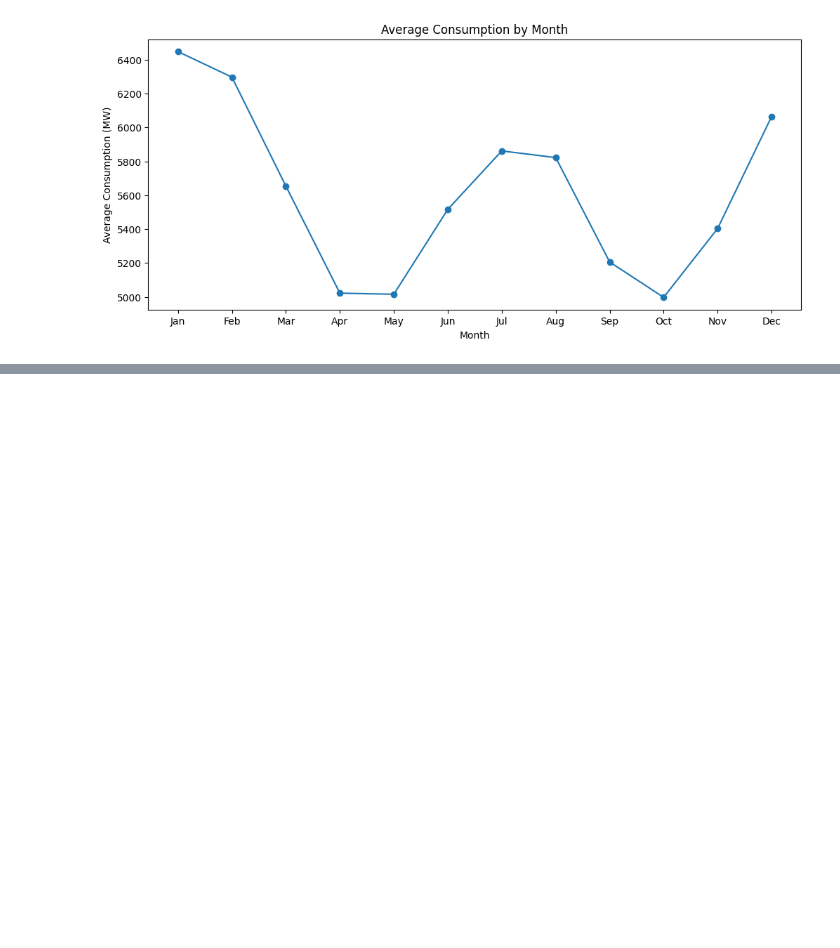
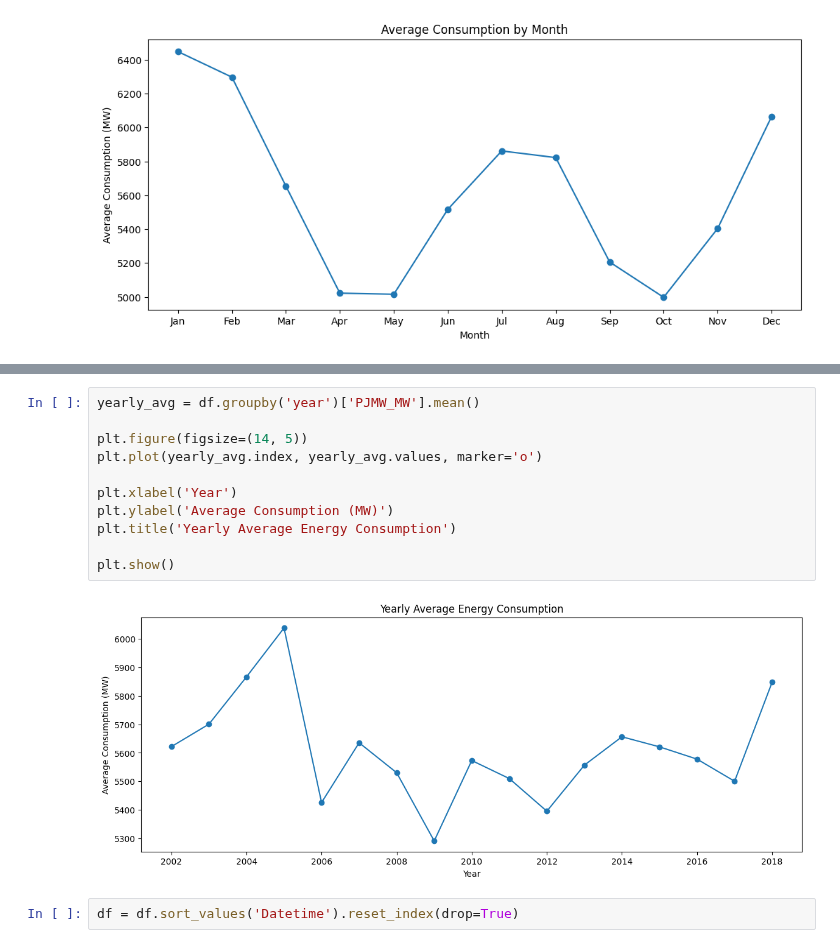
Before and after one commit to balajikoduru/Forecasting_power_supply_demand, a Jupyter notebook: Forecasting_power_supply_project/project.ipynb, the cells around one changed output, grey strips where cells are left out. Saved outputs shown, nothing was run; the diff lists cells and outputs as text; blank space fills up the shorter version.

```diff
--- a/Forecasting_power_supply_project/project.ipynb
+++ b/Forecasting_power_supply_project/project.ipynb
@@ -309,0 +395,15 @@ plt.show()
+# %%
+yearly_avg = df.groupby('year')['PJMW_MW'].mean()
+
+plt.figure(figsize=(14, 5))
+plt.plot(yearly_avg.index, yearly_avg.values, marker='o')
+
+plt.xlabel('Year')
+plt.ylabel('Average Consumption (MW)')
+plt.title('Yearly Average Energy Consumption')
+
+plt.show()
+# %% [output]
+[figure, added]
+# %%
+df = df.sort_values('Datetime').reset_index(drop=True)
```
Also changed, not shown: parts of 22 cells of this notebook, 1 other file.
